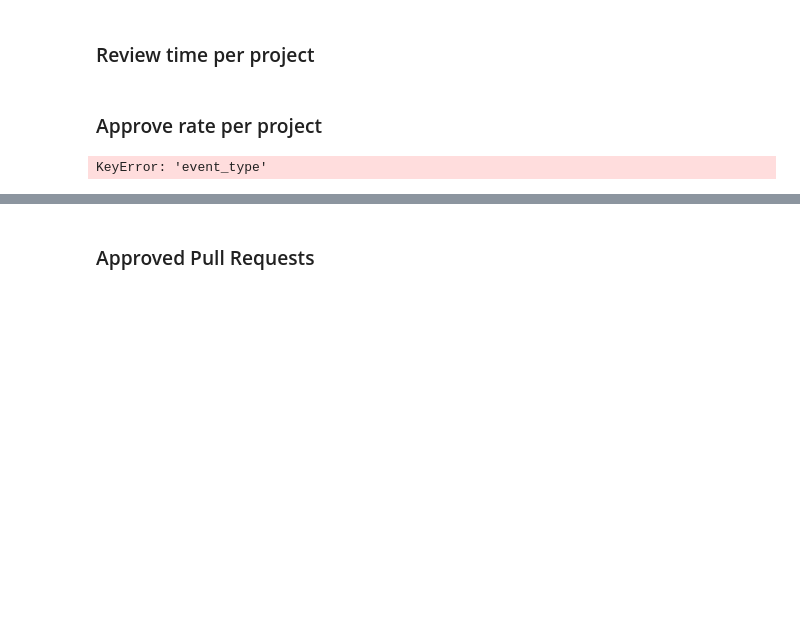
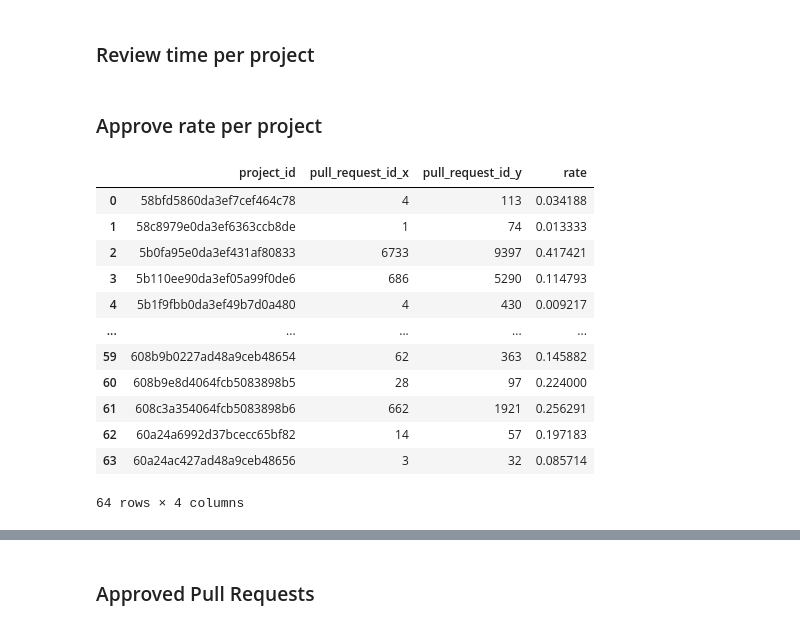
Before and after one commit to yy30537/AODFSE_14, a Jupyter notebook: msrshark.ipynb, the cells around one changed output, grey strips where cells are left out. Saved outputs shown, nothing was run; the diff lists cells and outputs as text; code cells hidden in the pictures; blank space fills up the shorter version.

```diff
--- a/msrshark.ipynb
+++ b/msrshark.ipynb
@@ -146,8 +165,12 @@ df_group_by_project_stastic.reset_index()
 # %% [markdown]
 ### Approve rate per project
 # %%
-# Get all the events closing a PR
+# Get closed PR
 df_closed_prs = df_pull_request_event.where(df_pull_request_event['event_type'] == 'closed').dropna(subset=['_id'])
-df_closed_prs.head(3)
+df_pull_requests_closed_prs = pd.merge(df_closed_prs,df_pull_request, on = 'pull_request_id')
+df_closed_prs_per_project = pd.merge(df_pull_requests_closed_prs,df_pull_request_system,on = 'pull_request_system_id')
+# Group by project
+df_closed_pr_grouped_project = df_closed_prs_per_project.groupby('project_id')
+#print(df_group_by_project.get_group("58c8979e0da3ef6363ccb8de"))
+df_closed_pr_grouped_project_stastic = df_closed_pr_grouped_project.agg({'pull_request_id':'count'})
+df_closed_grouped_list = df_closed_pr_grouped_project_stastic.reset_index()
-# %% [output]
-KeyError: 'event_type'
@@ -153,0 +187,20 @@ KeyError: 'event_type'
+# %%
+# Rate of approval
+df_pr_approved_closed_list = pd.merge(df_approved_grouped_list,df_closed_grouped_list,on = 'project_id')
+df_pr_approved_closed_list.insert(df_pr_approved_closed_list.shape[1], 'rate', 0)
+df_pr_approved_closed_list['rate']=df_pr_approved_closed_list['pull_request_id_x']/(df_pr_approved_closed_list['pull_request_id_x']+df_pr_approved_closed_list['pull_request_id_y'])
+df_pr_approved_closed_list
+# %% [output]
+|  | project_id | pull_request_id_x | pull_request_id_y | rate |
+| 0 | 58bfd5860da3ef7cef464c78 | 4 | 113 | 0.034188 |
+| 1 | 58c8979e0da3ef6363ccb8de | 1 | 74 | 0.013333 |
+| 2 | 5b0fa95e0da3ef431af80833 | 6733 | 9397 | 0.417421 |
+| 3 | 5b110ee90da3ef05a99f0de6 | 686 | 5290 | 0.114793 |
+| 4 | 5b1f9fbb0da3ef49b7d0a480 | 4 | 430 | 0.009217 |
+| ... | ... | ... | ... | ... |
+| 59 | 608b9b0227ad48a9ceb48654 | 62 | 363 | 0.145882 |
+| 60 | 608b9e8d4064fcb5083898b5 | 28 | 97 | 0.224000 |
+| 61 | 608c3a354064fcb5083898b6 | 662 | 1921 | 0.256291 |
+| 62 | 60a24a6992d37bcecc65bf82 | 14 | 57 | 0.197183 |
+| 63 | 60a24ac427ad48a9ceb48656 | 3 | 32 | 0.085714 |
+64 rows × 4 columns
```
Also changed, not shown: parts of 8 cells of this notebook.
